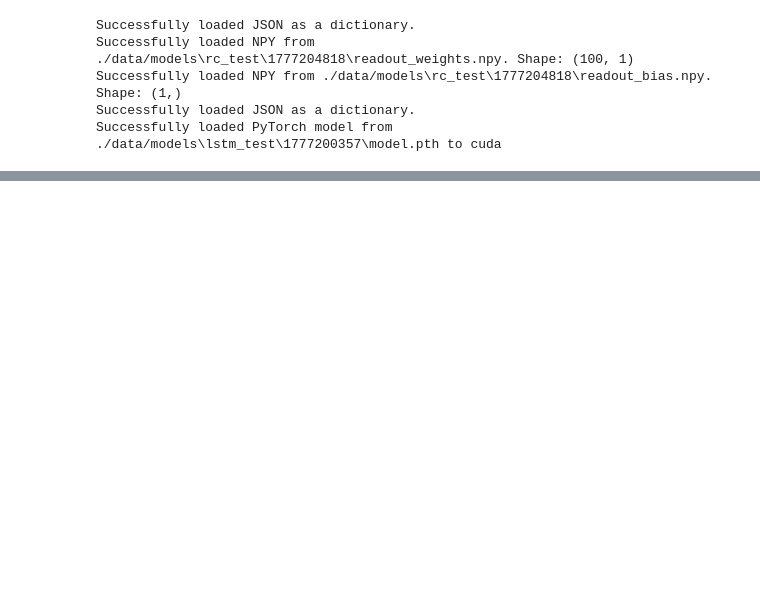
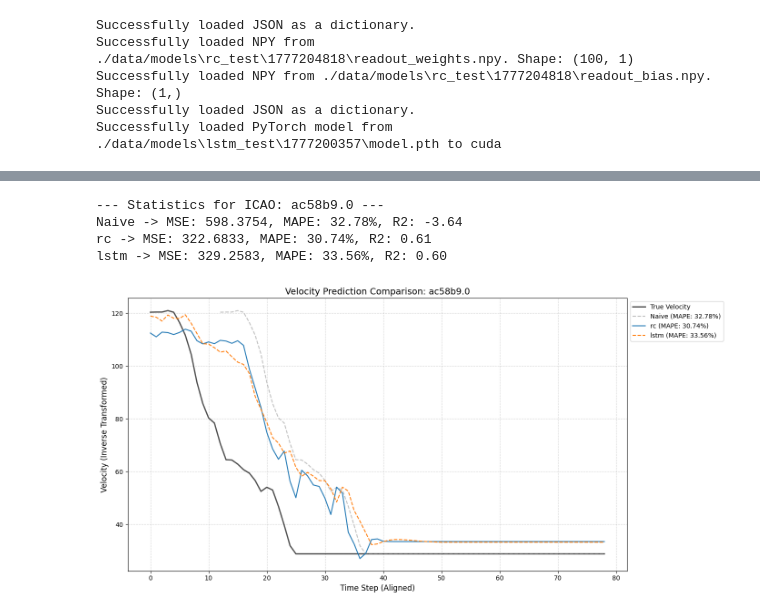
Before and after one commit to mcamarillas/reservoir-computing-flight-prediction, a Jupyter notebook: test_eval_framework.ipynb, the cells around one changed output, grey strips where cells are left out. Drawn from its saved outputs; the diff is of its cells as text; code cells hidden in the pictures; blank space fills up the shorter version.

```diff
--- a/test_eval_framework.ipynb
+++ b/test_eval_framework.ipynb
@@ -76,0 +77,4 @@ lstm                 | 0.0188          | 0.1115
+# %%
+inverse_transform_dict = read_json_file(f"./data/datasets/opensky/metadata/transformations/dataset_{DATA_SUFFIX}_transformations.json")
+mean_vel = inverse_transform_dict["velocity"]["mean"]
+std_vel = inverse_transform_dict["velocity"]["std"]
@@ -76,0 +85,38 @@ lstm                 | 0.0188          | 0.1115
+# %%
+true_map = map_predictions_to_icao(
+    y_true_lstm,
+    icao_list_test_lstm,
+    ModelType.LSTM,
+    mean=mean_vel,
+    std=std_vel
+)
+
+rc_results_mapped = map_predictions_to_icao(
+    y_pred_rc,
+    icao_list_test_rc,
+    ModelType.RESERVOIR_COMPUTING,
+    window_size=12,
+    mean=mean_vel,
+    std=std_vel
+)
+
+lstm_results_mapped = map_predictions_to_icao(
+    y_pred_lstm,
+    icao_list_test_lstm,
+    ModelType.LSTM,
+    mean=mean_vel,
+    std=std_vel
+)
+
+models_to_compare = {
+    "rc": rc_results_mapped,
+    "lstm": lstm_results_mapped
+}
+
+plot_icao_results(icao_list_test_rc[100], true_map, models_to_compare, window_size=12)
+# %% [output]
+--- Statistics for ICAO: ac58b9.0 ---
+Naive -> MSE: 598.3754, MAPE: 32.78%, R2: -3.64
+rc -> MSE: 322.6833, MAPE: 30.74%, R2: 0.61
+lstm -> MSE: 329.2583, MAPE: 33.56%, R2: 0.60
+[figure, added]
```
Also changed, not shown: parts of 11 cells of this notebook, 3 other files.
